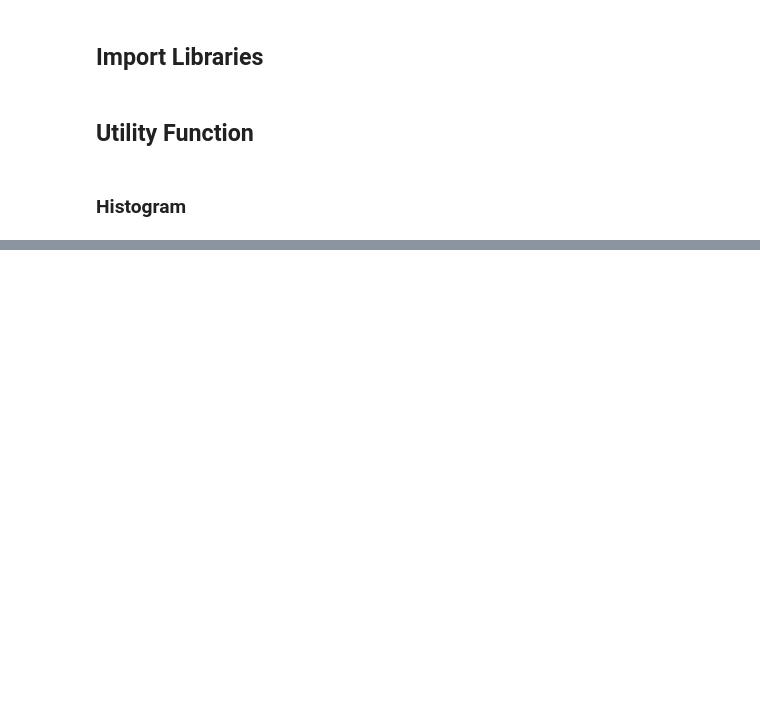
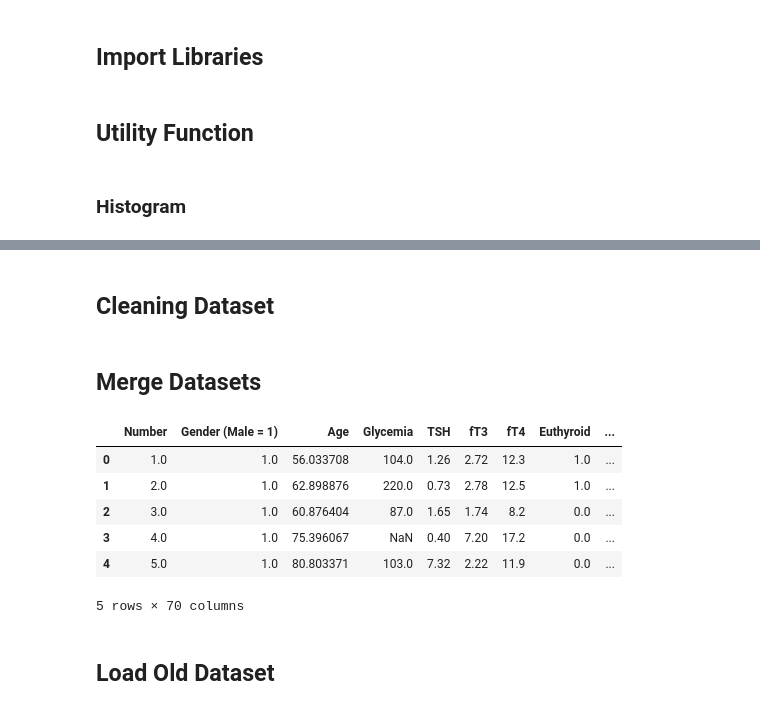
Before and after one commit to davide-marchi/clinical-data-encoding, a Jupyter notebook: notebook.ipynb, the cells around one changed output, grey strips where cells are left out. Cells and saved outputs as stored; diff of their text form; code cells hidden in the pictures; blank space fills up the shorter version.

```diff
--- a/notebook.ipynb
+++ b/notebook.ipynb
@@ -76,0 +114,2 @@ memory usage: 623.1 KB
+# %% [markdown]
+## Cleaning Dataset
@@ -76,0 +119,10 @@ memory usage: 623.1 KB
+# %%
+chl_dataset=chl_dataset.drop(columns=["PCI", "Ictus", "Non Fatal AMI (Follow-Up)", "CABG ", "Suicide",
+                          "Accident", "UnKnown", "Fatal MI or Sudden death",
+                          "CVD Death", "Total mortality", "Collected by", "Cause of death"])
+# %%
+chl_dataset=chl_dataset.drop(columns=["HDL", "LDL", "Triglycerides", "Total cholesterol"])
+# %% [markdown]
+## Merge Datasets
+# %%
+chl_dataset=pd.merge(chl_dataset, creatinina_dataset, on="Number")
@@ -76,0 +131,14 @@ memory usage: 623.1 KB
+# %%
+chl_dataset=chl_dataset.drop(columns=["Follow Up Data", "Data of death"])
+# %%
+chl_dataset.head()
+# %% [output]
+|  | Number | Gender (Male = 1) | Age | Glycemia | TSH | fT3 | fT4 | Euthyroid | ... |
+| 0 | 1.0 | 1.0 | 56.033708 | 104.0 | 1.26 | 2.72 | 12.3 | 1.0 | ... |
+| 1 | 2.0 | 1.0 | 62.898876 | 220.0 | 0.73 | 2.78 | 12.5 | 1.0 | ... |
+| 2 | 3.0 | 1.0 | 60.876404 | 87.0 | 1.65 | 1.74 | 8.2 | 0.0 | ... |
+| 3 | 4.0 | 1.0 | 75.396067 | NaN | 0.40 | 7.20 | 17.2 | 0.0 | ... |
+| 4 | 5.0 | 1.0 | 80.803371 | 103.0 | 7.32 | 2.22 | 11.9 | 0.0 | ... |
+5 rows × 70 columns
+# %% [markdown]
+## Load Old Dataset
```
Also changed, not shown: parts of 30 cells of this notebook, 2 other files.
